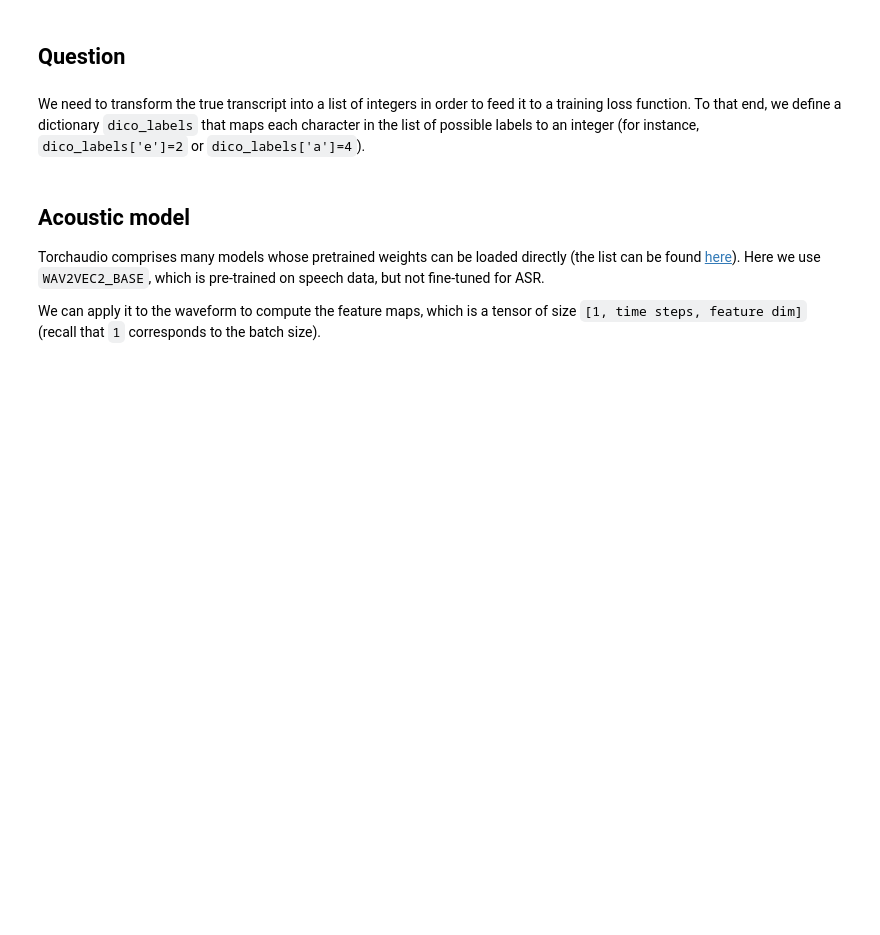
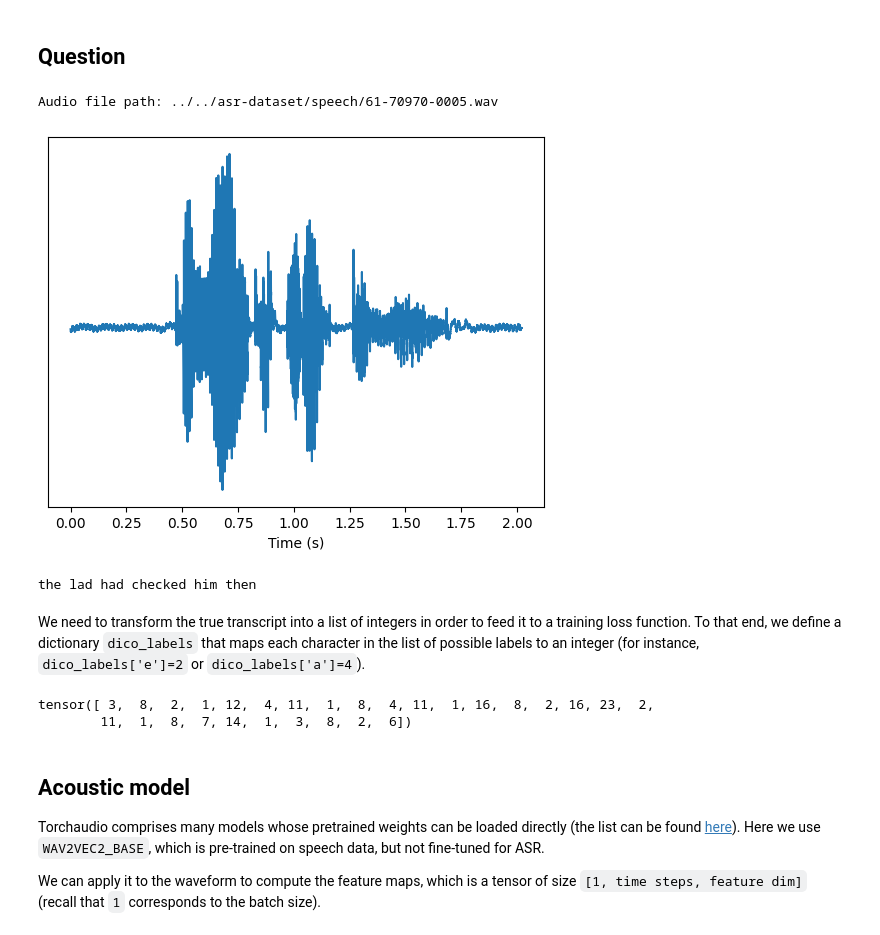
Before and after one commit to it-is-helga/ASR-TTS-Course, a Jupyter notebook: STEP2_Do_Your_Labs/Lab_3_bruteforce/lab3_asr_finetuning_complete.ipynb, the cells around one changed output. Saved outputs shown, nothing was run; the diff lists cells and outputs as text; code cells hidden in the pictures; blank space fills up the shorter version.

```diff
--- a/STEP2_Do_Your_Labs/Lab_3_bruteforce/lab3_asr_finetuning_complete.ipynb
+++ b/STEP2_Do_Your_Labs/Lab_3_bruteforce/lab3_asr_finetuning_complete.ipynb
@@ -391,10 +414,45 @@ data_transc_dir = os.path.join(data_dir, 'transcription')
+# %%
+## Load an example audio file and plot a waveform the way we did in class 1
+audio_file = "../../asr-dataset/speech/61-70970-0005.wav"
+print(f"Audio file path: {audio_file}")
+
+waveform, sr = torchaudio.load(audio_file, channels_first=True)
+
+plt.figure()
+xt = torch.arange(waveform.size(1)) / sr
+plt.plot(xt, waveform.T)
+plt.yticks([])
+plt.xlabel("Time (s)")
+plt.show()
+# %% [output]
+Audio file path: ../../asr-dataset/speech/61-70970-0005.wav
+[figure, added]
 # %%
 # Write a function to get true transcript. Use the previous labs to help you
 
+# def get_true_transcript(transc_file_path):
+#     with open(transc_file_path, 'r') as f:
+#         transcript = f.read().strip()
+#     return transcript
+
+# We provide the function for loading the true transcript and computing the WER
+def get_true_transcript(transc_file_path):
+    with open(transc_file_path, "r") as f:
+        true_transcript = f.read()
+    true_transcript = true_transcript.lower().split()
+    return '|'.join(true_transcript)
+
+# def get_wer(true_transcript, est_transcript):
+#     wer = torchaudio.functional.edit_distance(true_transcript, est_transcript) / len(true_transcript)
+#     return wer
+
 # Load and display the true transcription
-transc_file_path = os.path.join(data_transc_dir, audio_file.replace('wav', 'txt'))
+# transc_file_path = os.path.join(data_transc_dir, audio_file.replace('wav', 'txt'))
+transc_file_path = "../../asr-dataset/transcription/61-70970-0005.txt"
 true_transcript = get_true_transcript(transc_file_path)
-print(true_transcript)
+print(true_transcript.replace('|', ' '))
+# %% [output]
+the lad had checked him then
 # %%
 # We provide the list of labels (=characters) that can be found in the dataset
 labels = ['-', '|', 'e', 't', 'a', 'o', 'n', 'i', 'h', 's', 'r', 'd', 'l', 'u', 'm',
@@ -409,9 +468,12 @@ for index, element in enumerate(labels):
     dico_labels[element] = index
 # %%
 # Apply dico_labels to the true transcript, and build a tensor from it
-target_indices = [dico_labels[c] for c in true_transcript]
+target_indices = [dico_labels[c] for c in true_transcript.replace(" ", "|")]
 target_indices = torch.tensor(target_indices, dtype=torch.long)
 print(target_indices)
+# %% [output]
+tensor([ 3,  8,  2,  1, 12,  4, 11,  1,  8,  4, 11,  1, 16,  8,  2, 16, 23,  2,
+        11,  1,  8,  7, 14,  1,  3,  8,  2,  6])
 # %% [markdown]
 ## Acoustic model
 
```
Also changed, not shown: parts of 81 cells of this notebook.
